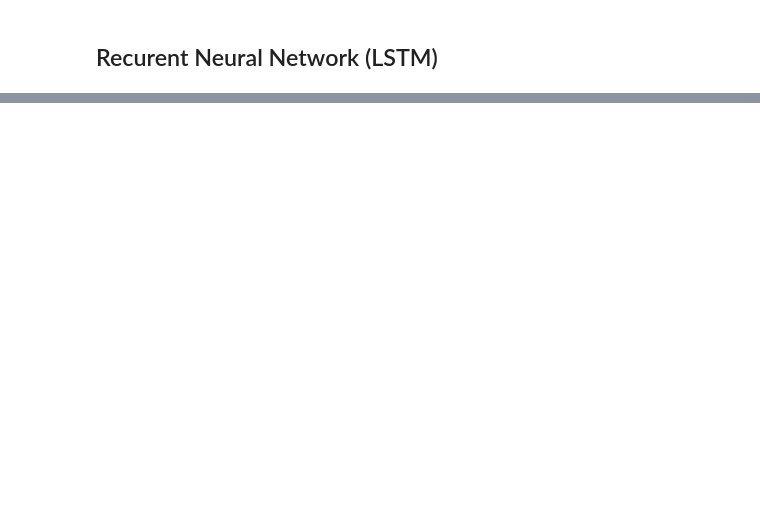
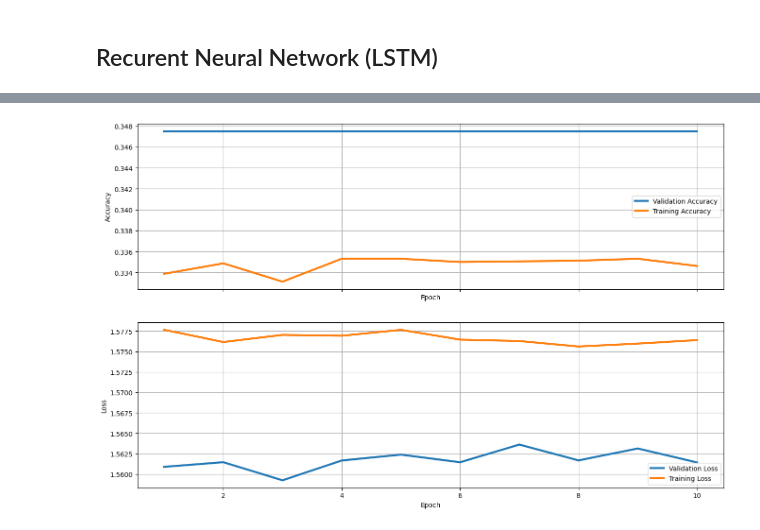
Before and after one commit to nuvita97/sentiment-analysis, a Jupyter notebook: models.ipynb, the cells around one changed output, grey strips where cells are left out. Drawn from its saved outputs; the diff is of its cells as text; code cells hidden in the pictures; blank space fills up the shorter version.

```diff
--- a/models.ipynb
+++ b/models.ipynb
@@ -318,0 +354,24 @@ model_lstm.save('models/lstm.h5')
+# %%
+bert_model.trainable = False
+# %%
+input_ids = tf.keras.Input(shape=(max_length,), dtype=tf.int32)
+
+bert_output = bert_model(input_ids)
+
+# logits_output = tf.expand_dims(bert_output.logits, axis=1)
+
+net = tf.keras.layers.Bidirectional(
+    tf.keras.layers.LSTM(64, return_sequences=True)
+)(bert_output[0])
+
+net = tf.keras.layers.Dropout(0.3)(net)
+
+net = tf.keras.layers.Bidirectional(tf.keras.layers.LSTM(32))(net)
+
+net = tf.keras.layers.Dropout(0.3)(net)
+
+net = tf.keras.layers.Dense(32, activation="relu")(net)
+
+output = tf.keras.layers.Dense(num_label, activation="softmax")(net)
+
+model = tf.keras.Model(inputs=input_ids, outputs=output)
@@ -318,0 +398,12 @@ model_lstm.save('models/lstm.h5')
+# %%
+model.compile(
+    loss="categorical_crossentropy", optimizer="adam", metrics=["accuracy"]
+)
+# %%
+hist = model.fit(
+    train_padded,
+    train_labels_encoded,
+    epochs=10,
+    batch_size=128,
+    validation_data=(test_padded, test_labels_encoded),
+)
@@ -318,0 +431,4 @@ model_lstm.save('models/lstm.h5')
+# %%
+plot_results(hist)
+# %% [output]
+[figure, added]
```
Also changed, not shown: parts of 13 cells of this notebook.
